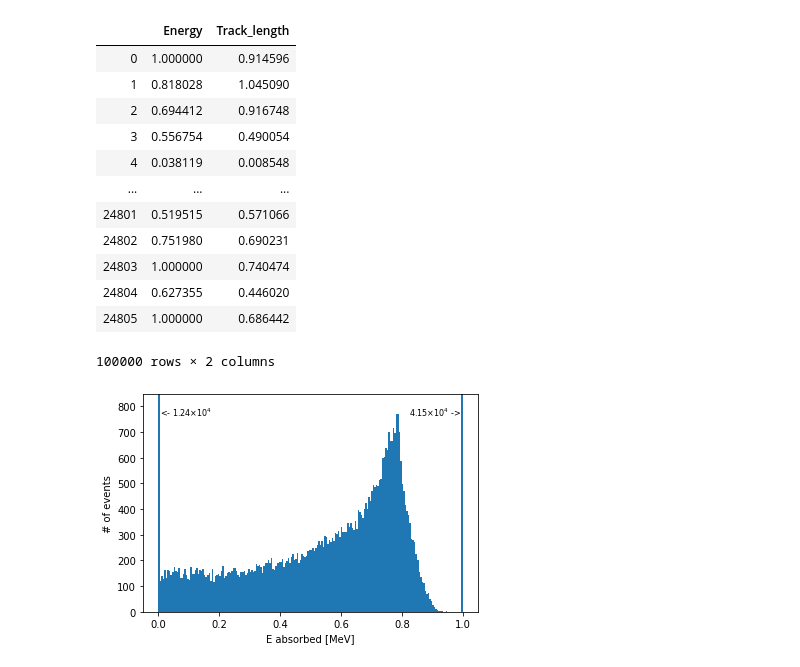
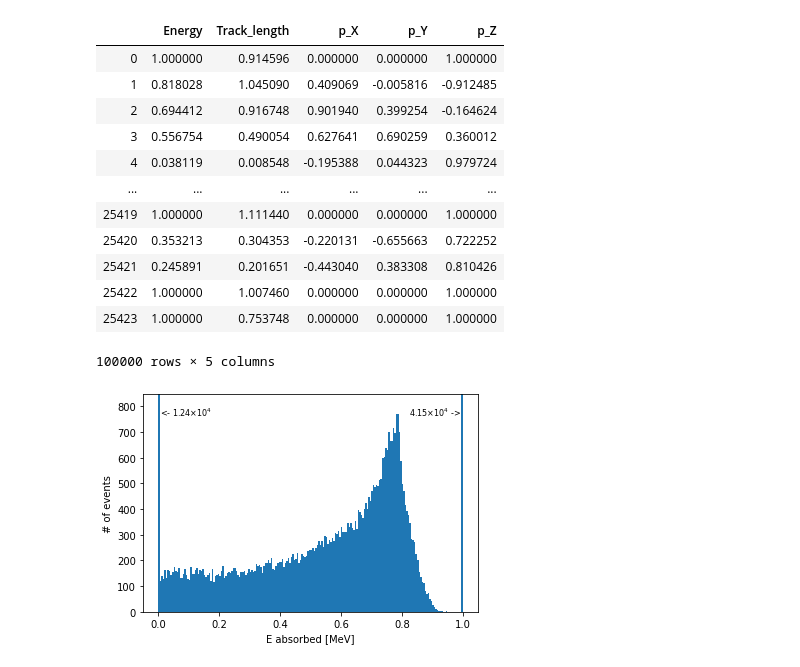
Before and after one commit to Balazzs/HPGECalorimeter, a Jupyter notebook: build/Untitled.ipynb, the cells around one changed output. Cells and saved outputs as stored; diff of their text form; code cells hidden in the pictures.

```diff
--- a/build/Untitled.ipynb
+++ b/build/Untitled.ipynb
@@ -19,10 +18,8 @@ def format_exp (number, decimals=2):
 
     return "%%.%if" % decimals % mantissa + "$\\times 10^{%s}$" % exponent
 # %%
-def read_file(folder_name = "./", file_name="B4_nt_B4_t%i.csv", num_threads=4):
+def read_file(folder_name = "./", file_name="B4_nt_B4_t%i.csv", num_threads=4, column_names = ["Energy", "Track_length"]):
     file_name = folder_name + file_name
-
-    column_names = ["Energy", "Track_length"]
 
     data = pd.read_csv (file_name % 0, comment="#", header=None, names=column_names)
     for i in range(1, num_threads):
@@ -73,22 +70,22 @@ def plot_L_vs_E(data, name=None):
     if name:
         plt.savefig(name + ".svg")
 # %%
-data = read_file()
+data = read_file(column_names=["Energy", "Track_length", "p_X", "p_Y", "p_Z"])
 data
 # %% [output]
-|  | Energy | Track_length |
-| 0 | 1.000000 | 0.914596 |
-| 1 | 0.818028 | 1.045090 |
-| 2 | 0.694412 | 0.916748 |
-| 3 | 0.556754 | 0.490054 |
-| 4 | 0.038119 | 0.008548 |
-| ... | ... | ... |
-| 24801 | 0.519515 | 0.571066 |
-| 24802 | 0.751980 | 0.690231 |
-| 24803 | 1.000000 | 0.740474 |
-| 24804 | 0.627355 | 0.446020 |
-| 24805 | 1.000000 | 0.686442 |
+|  | Energy | Track_length | p_X | p_Y | p_Z |
+| 0 | 1.000000 | 0.914596 | 0.000000 | 0.000000 | 1.000000 |
+| 1 | 0.818028 | 1.045090 | 0.409069 | -0.005816 | -0.912485 |
+| 2 | 0.694412 | 0.916748 | 0.901940 | 0.399254 | -0.164624 |
+| 3 | 0.556754 | 0.490054 | 0.627641 | 0.690259 | 0.360012 |
+| 4 | 0.038119 | 0.008548 | -0.195388 | 0.044323 | 0.979724 |
+| ... | ... | ... | ... | ... | ... |
+| 25419 | 1.000000 | 1.111440 | 0.000000 | 0.000000 | 1.000000 |
+| 25420 | 0.353213 | 0.304353 | -0.220131 | -0.655663 | 0.722252 |
+| 25421 | 0.245891 | 0.201651 | -0.443040 | 0.383308 | 0.810426 |
+| 25422 | 1.000000 | 1.007460 | 0.000000 | 0.000000 | 1.000000 |
+| 25423 | 1.000000 | 0.753748 | 0.000000 | 0.000000 | 1.000000 |
-100000 rows × 2 columns
+100000 rows × 5 columns
 # %%
 SimpleHistogram(data["Energy"])
 # %% [output]
```
Also changed, not shown: parts of 10 cells of this notebook, 4 other files.
